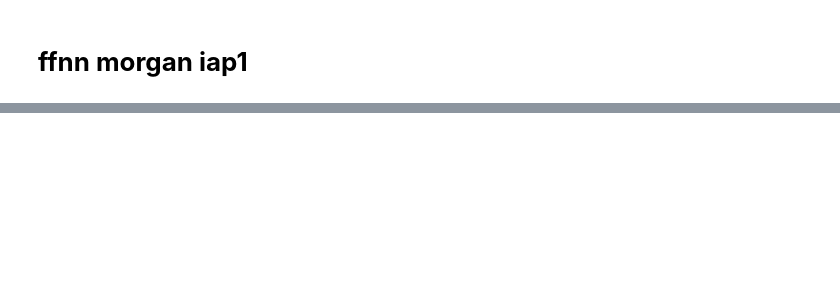
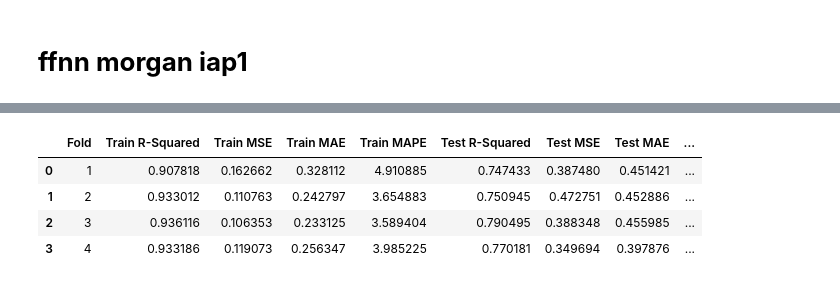
Before and after one commit to keinerfan/CIAP1, a Jupyter notebook: iap_morgan_fingerprint_tweaking_model_2.ipynb, the cells around one changed output, grey strips where cells are left out. Drawn from its saved outputs; the diff is of its cells as text; code cells hidden in the pictures; blank space fills up the shorter version.

```diff
--- a/iap_morgan_fingerprint_tweaking_model_2.ipynb
+++ b/iap_morgan_fingerprint_tweaking_model_2.ipynb
@@ -240,0 +436,8 @@ Mean Absolute Percentage Error (MAPE): 5.259528011083603
+# %%
+metrics_df
+# %% [output]
+|  | Fold | Train R-Squared | Train MSE | Train MAE | Train MAPE | Test R-Squared | Test MSE | Test MAE | ... |
+| 0 | 1 | 0.907818 | 0.162662 | 0.328112 | 4.910885 | 0.747433 | 0.387480 | 0.451421 | ... |
+| 1 | 2 | 0.933012 | 0.110763 | 0.242797 | 3.654883 | 0.750945 | 0.472751 | 0.452886 | ... |
+| 2 | 3 | 0.936116 | 0.106353 | 0.233125 | 3.589404 | 0.790495 | 0.388348 | 0.455985 | ... |
+| 3 | 4 | 0.933186 | 0.119073 | 0.256347 | 3.985225 | 0.770181 | 0.349694 | 0.397876 | ... |
```
Also changed, not shown: parts of 6 cells of this notebook.
